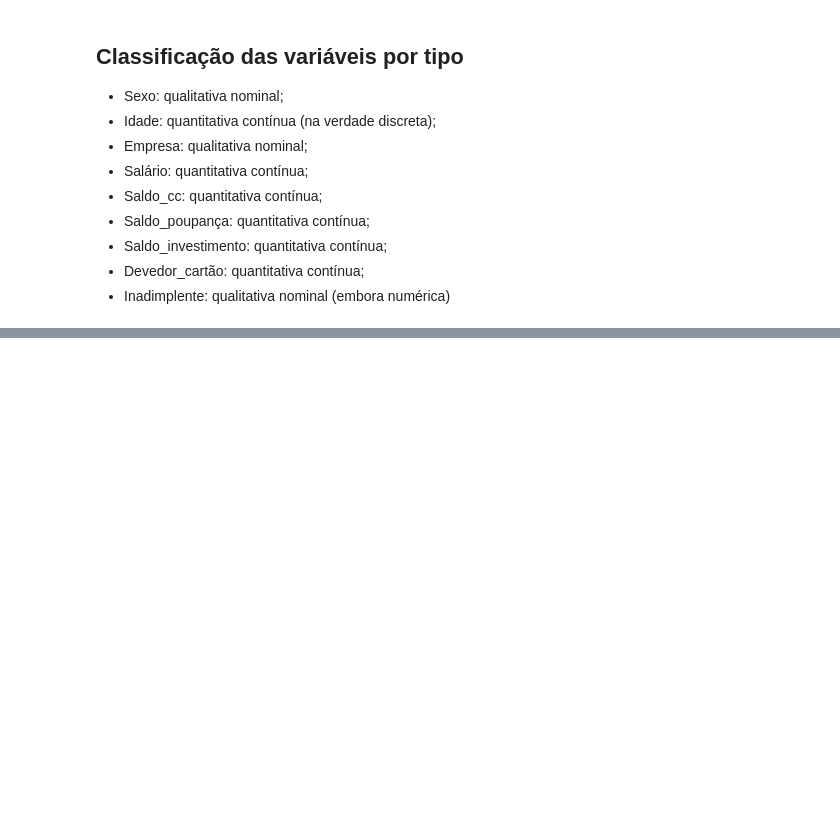
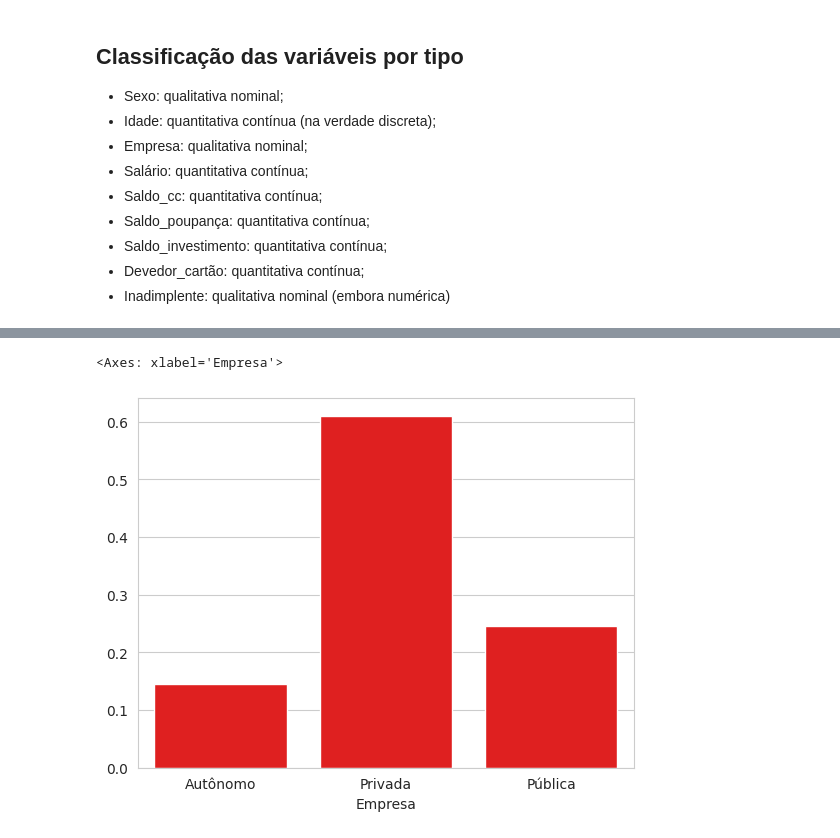
Before and after one commit to David-Castanheira/aula-analise-exploratoria-dados, a Jupyter notebook: aula_analise_exploratoria_dados.ipynb, the cells around one changed output, grey strips where cells are left out. Saved outputs shown, nothing was run; the diff lists cells and outputs as text; code cells hidden in the pictures; blank space fills up the shorter version.

```diff
--- a/aula_analise_exploratoria_dados.ipynb
+++ b/aula_analise_exploratoria_dados.ipynb
@@ -329,0 +537,24 @@ memory usage: 460.0+ bytes
+# %%
+# Cria uma visualização para a variável categórica nominal "empresa"
+sns.set_style('whitegrid')
+
+# Cria uma nova figura e um conjunto de eixos (subplot) que podem ser utilizados para construir um gráficos posteriormente
+fig, ax = plt.subplots()
+
+# - value_count() conta o conta o número de ocorrências de cada valor único na coluna
+# - Os parâmetros normalize=False e dropna=False indicam que não queremos normalizar os valores (isto é, não queremos expressar os resultados como porcentagens)
+#   e não queremos eliminar os valores ausentes (NaN), respectivamente.
+# - sort_index(): Ordena os resultados por índice (os valores únicos da coluna 'Empresa').
+#   Isso é útil para garantir que os valores estejam organizados de forma ordenada antes de serem plotados em um gráfico, por exemplo.
+category_counts = dados['Empresa'].value_counts(normalize = True, dropna = False).sort_index()
+
+category_counts = category_counts.set_axis(labels = (category_counts.index.astype('string').fillna('NaN')), axis = 0)
+# labels=...: Este é um parâmetro do método set_axis(), que especifica os novos
+# rótulos que serão atribuídos ao eixo especificado.
+# axis=0: Isso especifica que estamos alterando os
+# rótulos do eixo dos índices. O valor 0 é usado para referenciar o eixo dos índices (rótulos de linha).
+
+sns.barplot(x = category_counts.index, y = category_counts.values, color = 'red', ax = ax)
+# %% [output]
+<Axes: xlabel='Empresa'>
+[figure, added]
```
Also changed, not shown: parts of 21 cells of this notebook.
